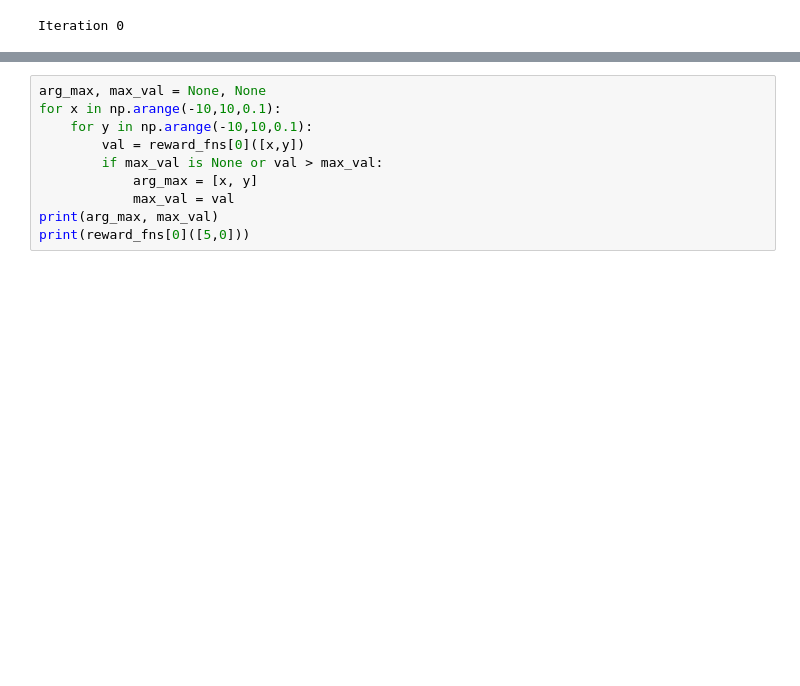
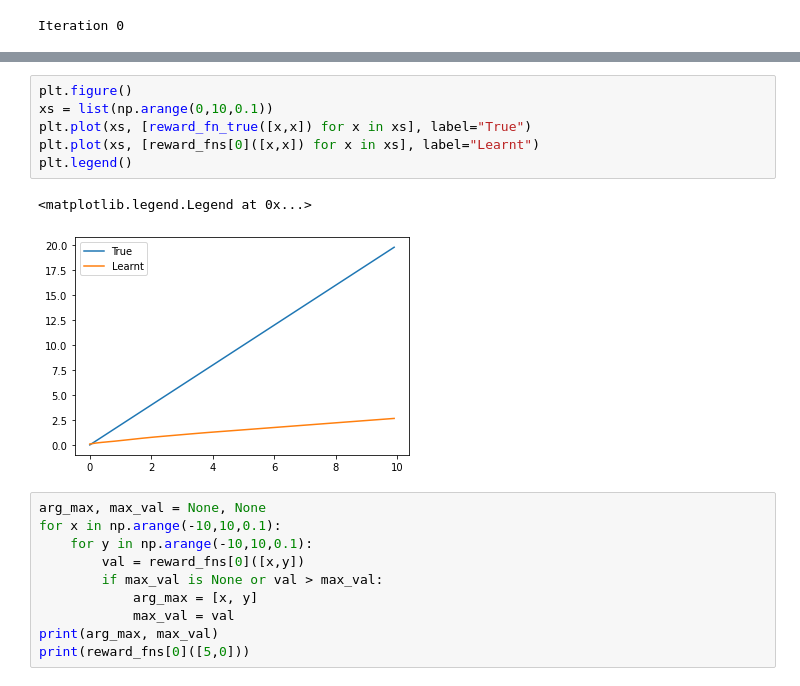
Before and after one commit to AnandS29/multitask, a Jupyter notebook: train.ipynb, the cells around one changed output, grey strips where cells are left out. Cells and saved outputs as stored; diff of their text form; blank space fills up the shorter version.

```diff
--- a/train.ipynb
+++ b/train.ipynb
@@ -84,3 +124,12 @@ visualize_fn(reward_fns[0], title="Learnt reward function", x_range=[-10,10], y_
+# %%
+plt.figure()
+xs = list(np.arange(0,10,0.1))
+plt.plot(xs, [reward_fn_true([x,x]) for x in xs], label="True")
+plt.plot(xs, [reward_fns[0]([x,x]) for x in xs], label="Learnt")
+plt.legend()
+# %% [output]
+<matplotlib.legend.Legend at 0x...>
+[figure, added]
 # %%
 arg_max, max_val = None, None
 for x in np.arange(-10,10,0.1):
```
Also changed, not shown: parts of 6 cells of this notebook, 34 other files.
